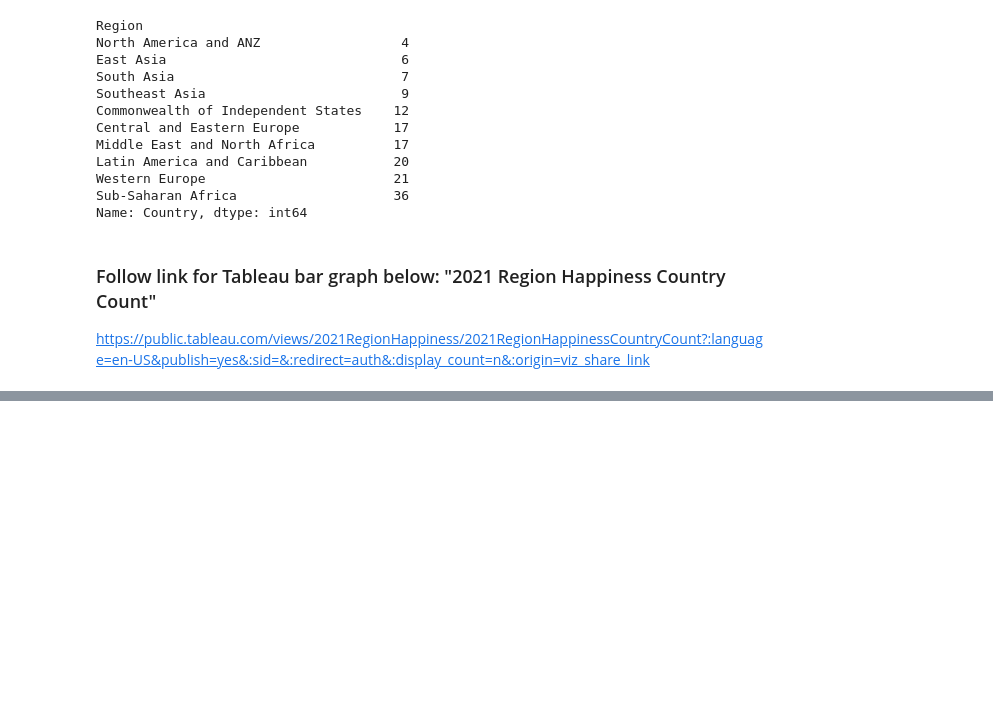
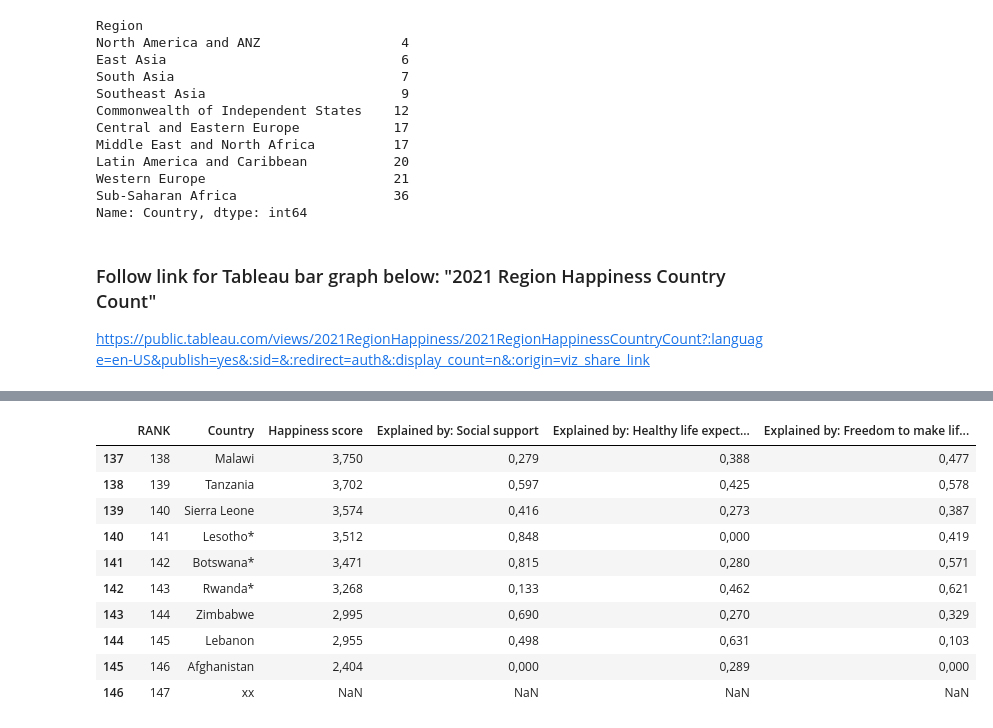
Before and after one commit to shroomtoastie/World_Happiness_project, a Jupyter notebook: happy21.ipynb, the cells around one changed output, grey strips where cells are left out. Cells and saved outputs as stored; diff of their text form; code cells hidden in the pictures; blank space fills up the shorter version.

```diff
--- a/happy21.ipynb
+++ b/happy21.ipynb
@@ -113,0 +176,4 @@ happy21_df.to_csv("happy21.csv", index=False)
+# %%
+happy_df22.columns = happy_df22.columns.str.strip().str.replace('-', ' ')
+
+happy_df22.head()
@@ -113,0 +187,4 @@ happy21_df.to_csv("happy21.csv", index=False)
+# %%
+cols_to_drop = ["Dystopia (1.83) + residual", "Whisker high", "Whisker low", "Explained by: GDP per capita", "Explained by: Generosity", "Explained by: Perceptions of corruption"]
+
+happy_df22 = happy_df22.drop(columns = cols_to_drop)
@@ -113,0 +223,14 @@ happy21_df.to_csv("happy21.csv", index=False)
+# %%
+happy_df22.tail(10)
+# %% [output]
+|  | RANK | Country | Happiness score | Explained by: Social support | Explained by: Healthy life expect... | Explained by: Freedom to make lif... |
+| 137 | 138 | Malawi | 3,750 | 0,279 | 0,388 | 0,477 |
+| 138 | 139 | Tanzania | 3,702 | 0,597 | 0,425 | 0,578 |
+| 139 | 140 | Sierra Leone | 3,574 | 0,416 | 0,273 | 0,387 |
+| 140 | 141 | Lesotho* | 3,512 | 0,848 | 0,000 | 0,419 |
+| 141 | 142 | Botswana* | 3,471 | 0,815 | 0,280 | 0,571 |
+| 142 | 143 | Rwanda* | 3,268 | 0,133 | 0,462 | 0,621 |
+| 143 | 144 | Zimbabwe | 2,995 | 0,690 | 0,270 | 0,329 |
+| 144 | 145 | Lebanon | 2,955 | 0,498 | 0,631 | 0,103 |
+| 145 | 146 | Afghanistan | 2,404 | 0,000 | 0,289 | 0,000 |
+| 146 | 147 | xx | NaN | NaN | NaN | NaN |
```
Also changed, not shown: parts of 31 cells of this notebook, 1 other file.
